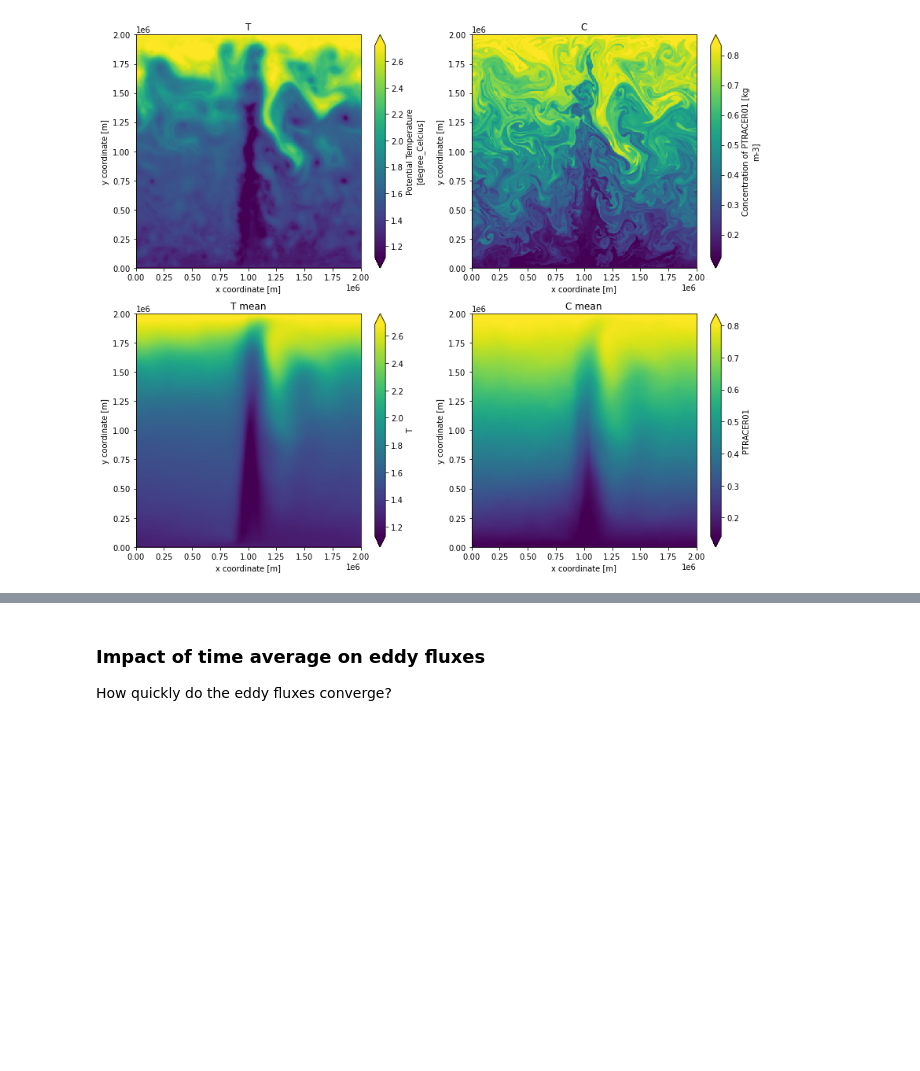
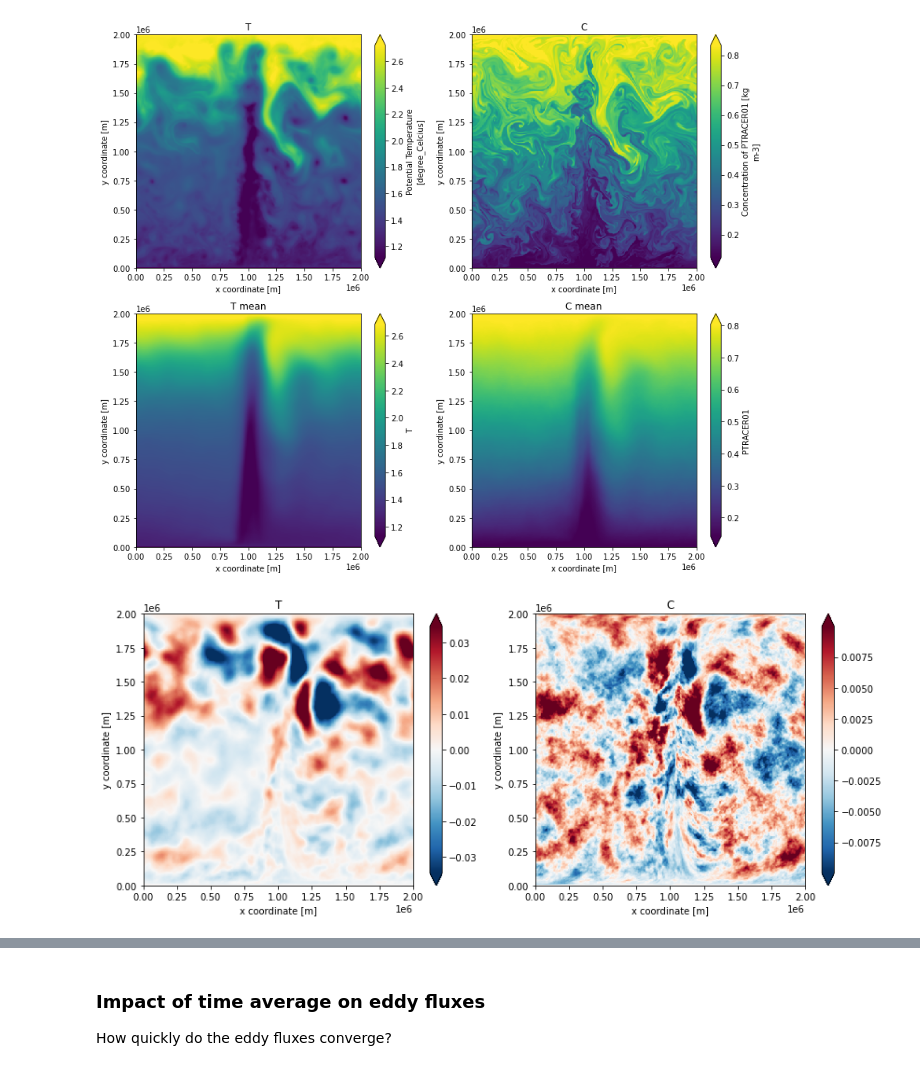
Before and after one commit to ocean-transport/3D_tracer_inversion, a Jupyter notebook: final_analysis/ZA_time_average_properties.ipynb, the cells around one changed output, grey strips where cells are left out. Drawn from its saved outputs; the diff is of its cells as text; code cells hidden in the pictures; blank space fills up the shorter version.

```diff
--- a/final_analysis/ZA_time_average_properties.ipynb
+++ b/final_analysis/ZA_time_average_properties.ipynb
@@ -76,6 +81,23 @@ plt.title('C mean')
 plt.tight_layout()
 # %% [output]
 [figure]
+# %%
+plt.figure(figsize=(12, 5))
+
+plt.subplot(121)
+(Ttave_mean - T_mean).sel(Z=-1000, method='nearest').plot(robust=True)
+plt.title('T')
+
+plt.subplot(122)
+(Ctave_mean - C_mean).sel(Z=-1000, method='nearest').plot(robust=True)
+plt.title('C')
+
+
+plt.tight_layout()
+
+# We can't do a pointwise comparison because the fields are over distinct time
+# %% [output]
+[figure, added]
 # %%
 T_ps_x = xrft.power_spectrum(ds['T'].drop(['Depth', 'hFacC', 'maskC', 'rA']), dim=['XC']).rename('T_ps')
 C_ps_x = xrft.power_spectrum(ds['PTRACER01'].drop(['Depth', 'hFacC', 'maskC', 'rA']), dim=['XC']).rename('C_ps')
```
Also changed, not shown: parts of 40 cells of this notebook.
